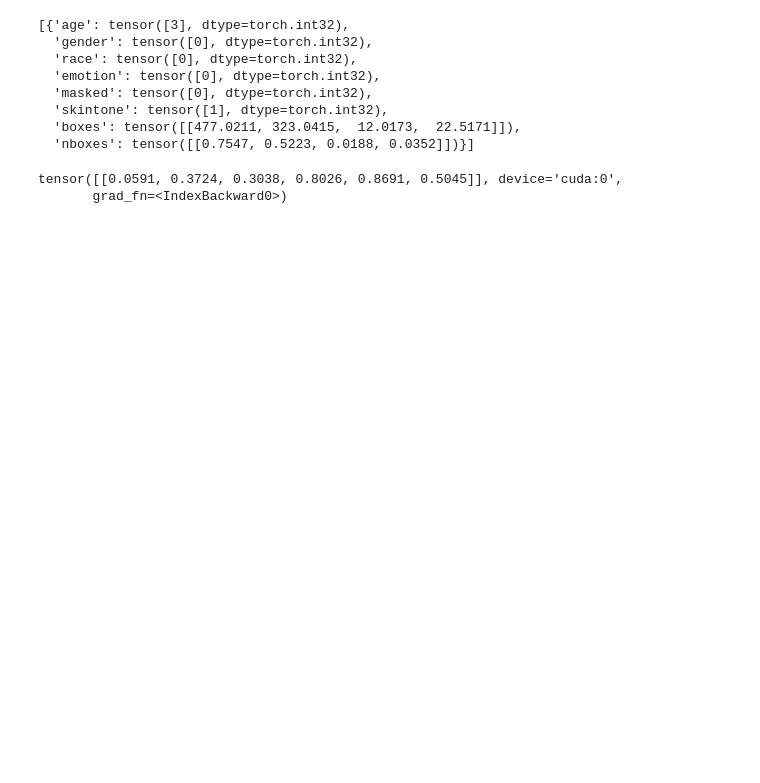
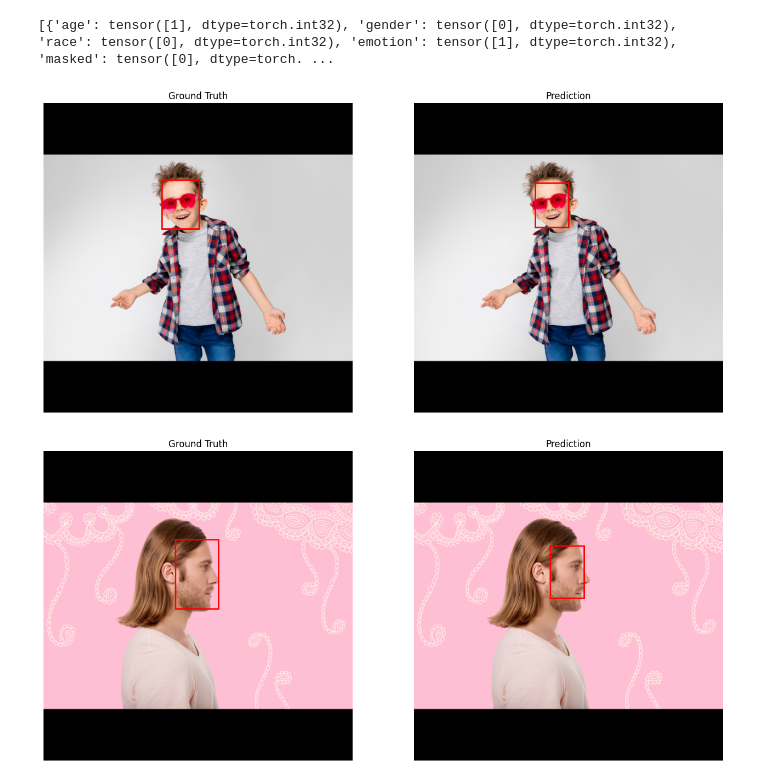
Before and after one commit to qninhdt/face-analysis, a Jupyter notebook: notebooks/inference.ipynb, the cells around one changed output. Cells and saved outputs as stored; diff of their text form; code cells hidden in the pictures; blank space fills up the shorter version.

```diff
--- a/notebooks/inference.ipynb
+++ b/notebooks/inference.ipynb
@@ -11,7 +7,6 @@ odict_keys(['model.total_ops', 'model.total_params', 'model.backbone.total_ops',
 # %%
-model = YOLOModule.load_from_checkpoint('../checkpoints/cc.ckpt')
-model.to('cuda')
+model = YOLOModule.load_from_checkpoint('../checkpoints/epoch=056.ckpt', map_location=torch.device('cuda'))
 
-data = PIXTAFaceDataModule('../datasets/pixta_face/', batch_size=1, num_workers=4, pin_memory=True)
+data = PIXTAFaceDataModule('../datasets/pixta_face/', batch_size=2, num_workers=4, pin_memory=True)
 data.setup()
 # %% [output]
@@ -21,4 +49,28 @@ loader = iter(data.test_dataloader())
+# %%
+def visualize_sample(image, target, pred):
+    # draw in 1x2 grid
+    fig, (ax1, ax2) = plt.subplots(1, 2, figsize=(16, 8))
+
+    ax1.imshow(get_sample_image(image, target))
+    ax1.set_title('Ground Truth')
+    ax1.axis('off')
+
+    ax2.imshow(get_sample_image(image, pred))
+    ax2.set_title('Prediction')
+    ax2.axis('off')
+
+    plt.show()
 # %%
 image, target = next(loader)
 
 pred = model(image.to('cuda'))
+pred = postprocess(pred, 0.2, 0.5)
+
+print(target)
+
+for i in range(len(pred)):
+    visualize_sample(image[i], target[i], pred[i])
+# %% [output]
+[{'age': tensor([1], dtype=torch.int32), 'gender': tensor([0], dtype=torch.int32), 'race': tensor([0], dtype=torch.int32), 'emotion': tensor([1], dtype=torch.int32), 'masked': tensor([0], dtype=torch. ...
+[figure, added]
+[figure, added]
@@ -27,19 +76,0 @@ from model.evaluators.postprocess import demo_postprocess
-# %%
-target
-# %% [output]
-[{'age': tensor([3], dtype=torch.int32),
-  'gender': tensor([0], dtype=torch.int32),
-  'race': tensor([0], dtype=torch.int32),
-  'emotion': tensor([0], dtype=torch.int32),
-  'masked': tensor([0], dtype=torch.int32),
-  'skintone': tensor([1], dtype=torch.int32),
-  'boxes': tensor([[477.0211, 323.0415,  12.0173,  22.5171]]),
-  'nboxes': tensor([[0.7547, 0.5223, 0.0188, 0.0352]])}]
-# %%
-idx = pred[:, :, 4].argmax(dim=1)
-box = pred[0, idx, :4]
-
-pred[0, idx, 5:11]
-# %% [output]
-tensor([[0.0591, 0.3724, 0.3038, 0.8026, 0.8691, 0.5045]], device='cuda:0',
-       grad_fn=<IndexBackward0>)
```
Also changed, not shown: parts of 5 cells of this notebook, 9 other files.
